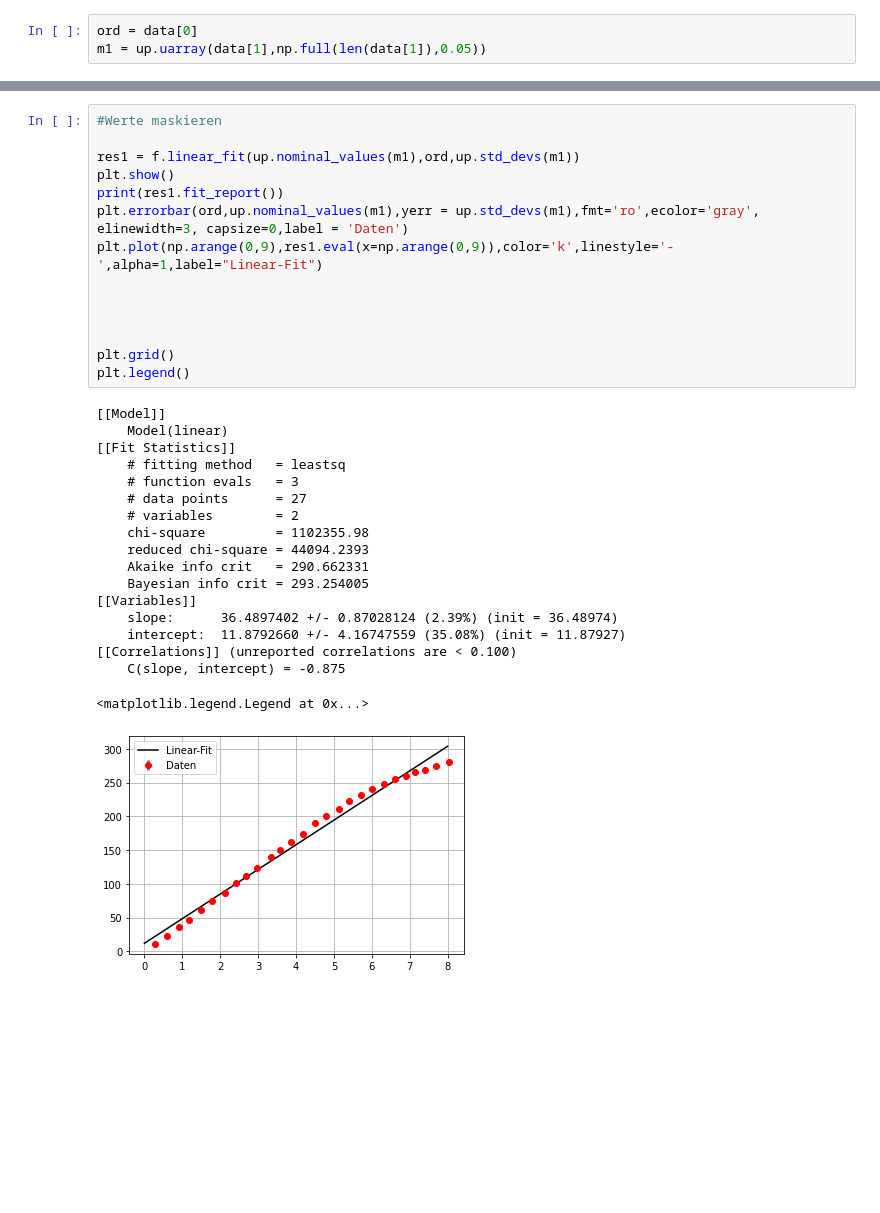
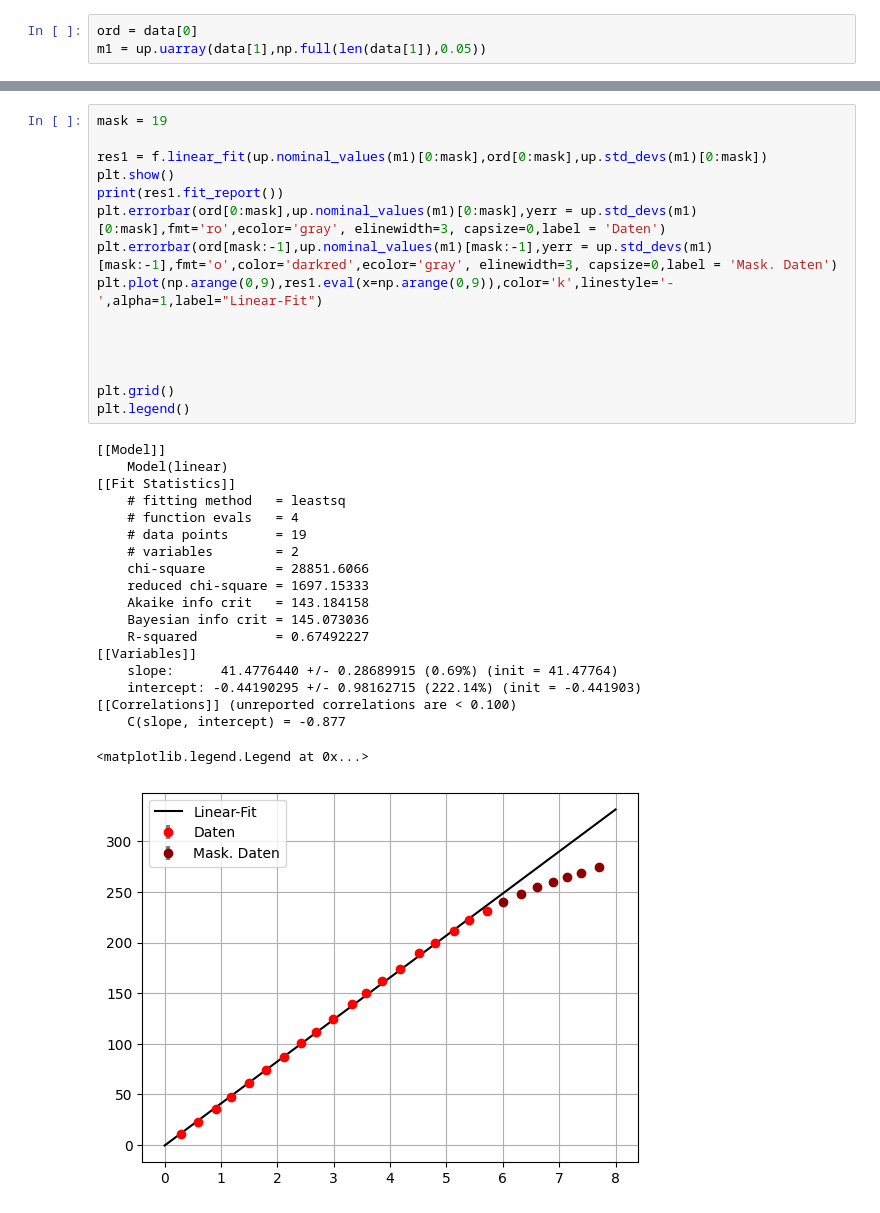
Before and after one commit to Friedrich-Jahns/Fortgeschrittenen-Praktikum-Physik, a Jupyter notebook: FP2_Zeemann/erregerkurve/erregerkurve.ipynb, the cells around one changed output, grey strips where cells are left out. Drawn from its saved outputs; the diff is of its cells as text; blank space fills up the shorter version.

```diff
--- a/FP2_Zeemann/erregerkurve/erregerkurve.ipynb
+++ b/FP2_Zeemann/erregerkurve/erregerkurve.ipynb
@@ -31,33 +20,35 @@ plt.show()
 # %%
-#Werte maskieren
+mask = 19
 
-res1 = f.linear_fit(up.nominal_values(m1),ord,up.std_devs(m1))
+res1 = f.linear_fit(up.nominal_values(m1)[0:mask],ord[0:mask],up.std_devs(m1)[0:mask])
 plt.show()
 print(res1.fit_report())
-plt.errorbar(ord,up.nominal_values(m1),yerr = up.std_devs(m1),fmt='ro',ecolor='gray', elinewidth=3, capsize=0,label = 'Daten')
+plt.errorbar(ord[0:mask],up.nominal_values(m1)[0:mask],yerr = up.std_devs(m1)[0:mask],fmt='ro',ecolor='gray', elinewidth=3, capsize=0,label = 'Daten')
+plt.errorbar(ord[mask:-1],up.nominal_values(m1)[mask:-1],yerr = up.std_devs(m1)[mask:-1],fmt='o',color='darkred',ecolor='gray', elinewidth=3, capsize=0,label = 'Mask. Daten')
 plt.plot(np.arange(0,9),res1.eval(x=np.arange(0,9)),color='k',linestyle='-',alpha=1,label="Linear-Fit")
 
 
 
 
 plt.grid()
 plt.legend()
 # %% [output]
 [[Model]]
     Model(linear)
 [[Fit Statistics]]
     # fitting method   = leastsq
-    # function evals   = 3
-    # data points      = 27
+    # function evals   = 4
+    # data points      = 19
     # variables        = 2
-    chi-square         = 1102355.98
-    reduced chi-square = 44094.2393
-    Akaike info crit   = 290.662331
-    Bayesian info crit = 293.254005
+    chi-square         = 28851.6066
+    reduced chi-square = 1697.15333
+    Akaike info crit   = 143.184158
+    Bayesian info crit = 145.073036
+    R-squared          = 0.67492227
 [[Variables]]
-    slope:      36.4897402 +/- 0.87028124 (2.39%) (init = 36.48974)
-    intercept:  11.8792660 +/- 4.16747559 (35.08%) (init = 11.87927)
+    slope:      41.4776440 +/- 0.28689915 (0.69%) (init = 41.47764)
+    intercept: -0.44190295 +/- 0.98162715 (222.14%) (init = -0.441903)
 [[Correlations]] (unreported correlations are < 0.100)
-    C(slope, intercept) = -0.875
+    C(slope, intercept) = -0.877
 <matplotlib.legend.Legend at 0x...>
-[figure, old version]
+[figure, new version]
```
Also changed, not shown: parts of 2 cells of this notebook, 2 other files.
